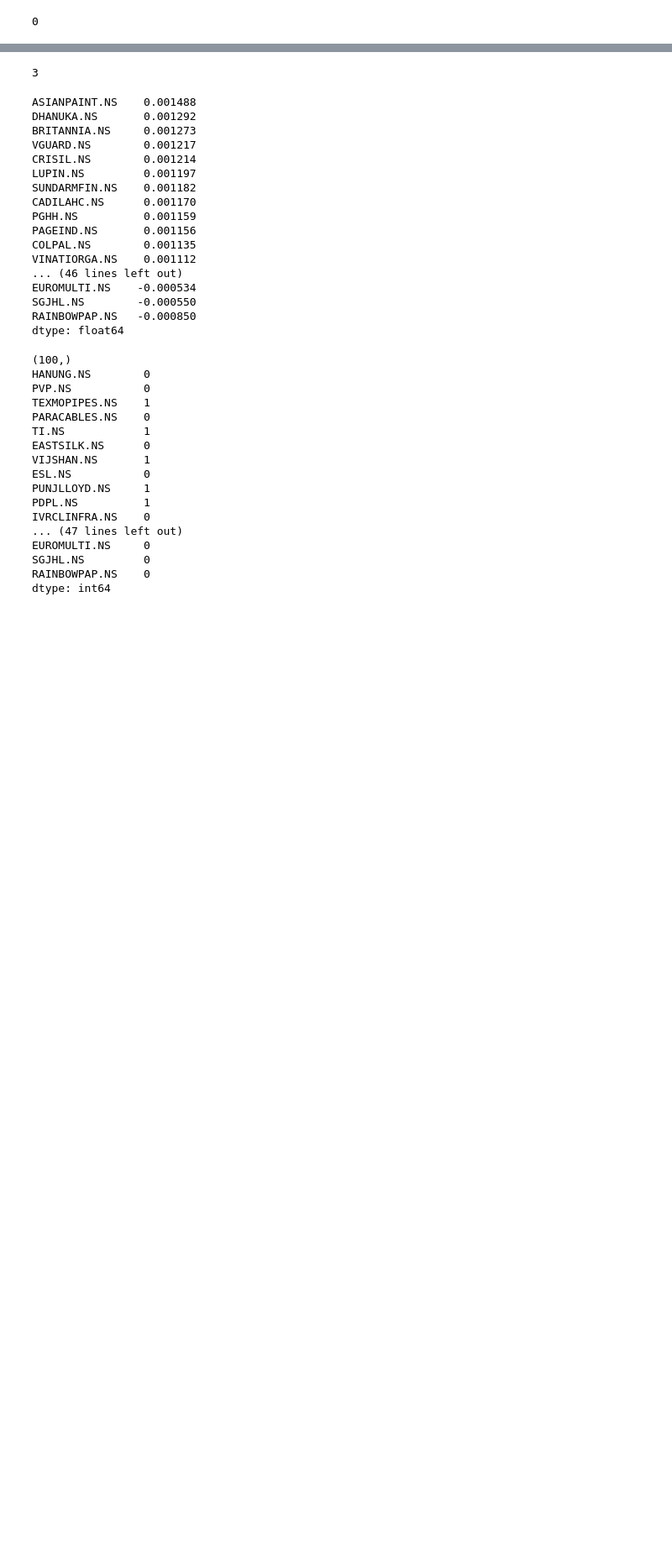
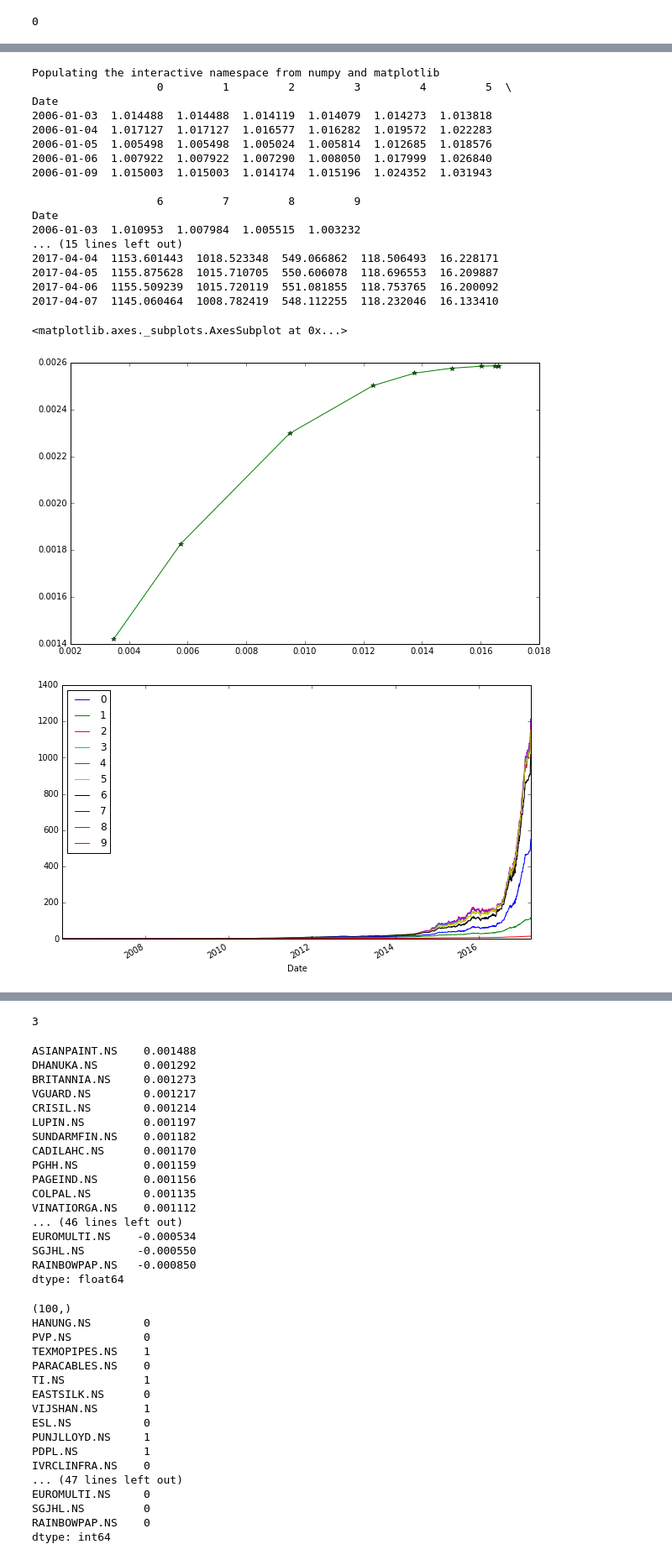
Before and after one commit to neerav1985/repo_home, a Jupyter notebook: Python/download_prices.ipynb, the cells around one changed output, grey strips where cells are left out. Shown at 84% size. Saved outputs shown, nothing was run; the diff lists cells and outputs as text; code cells hidden in the pictures; blank space fills up the shorter version.

```diff
--- a/Python/download_prices.ipynb
+++ b/Python/download_prices.ipynb
@@ -277,3 +287,45 @@ plt.plot(risk_data,ret_data,'g-')
+# %%
+%pylab inline
+pylab.rcParams['figure.figsize'] = (10, 6)
+plt.plot(risk_data,ret_data,'g-*')
+out = {}
+for ii in range(len(w_data)):
+    #print list(np.where(np.abs(w)>1e-3)[0])
+    w = w_data[ii]
+    cols = [ list(returns.columns)[i] for i in list(np.where(np.abs(w)>1e-2)[0])]
+    w_final = [ w[i] for i in list(np.where(np.abs(w)>1e-2)[0])]
+    #print cols
+    #eturns[cols].head()
+    out[ii] = (1.+np.sum(returns[cols]*w_final,1)).cumprod()
+    weights = pd.Series(dict(zip(cols,w_final)))
+    #print weights.sort_values(ascending=False)
+    #print weights.shape
+
+dd = pd.DataFrame(out)
+print dd.head()
+print dd.tail()
+dd.plot()
+# %% [output]
+Populating the interactive namespace from numpy and matplotlib
+                   0         1         2         3         4         5  \
+Date
+2006-01-03  1.014488  1.014488  1.014119  1.014079  1.014273  1.013818
+2006-01-04  1.017127  1.017127  1.016577  1.016282  1.019572  1.022283
+2006-01-05  1.005498  1.005498  1.005024  1.005814  1.012685  1.018576
+2006-01-06  1.007922  1.007922  1.007290  1.008050  1.017999  1.026840
+2006-01-09  1.015003  1.015003  1.014174  1.015196  1.024352  1.031943
+
+                   6         7         8         9
+Date
+2006-01-03  1.010953  1.007984  1.005515  1.003232
+... (15 lines left out)
+2017-04-04  1153.601443  1018.523348  549.066862  118.506493  16.228171
+2017-04-05  1155.875628  1015.710705  550.606078  118.696553  16.209887
+2017-04-06  1155.509239  1015.720119  551.081855  118.753765  16.200092
+2017-04-07  1145.060464  1008.782419  548.112255  118.232046  16.133410
+<matplotlib.axes._subplots.AxesSubplot at 0x...>
+[figure, added]
+[figure, added]
 # %%
 np.linalg.norm(w_,0)
 # %% [output]
```
Also changed, not shown: parts of 31 cells of this notebook, 4 other files.
